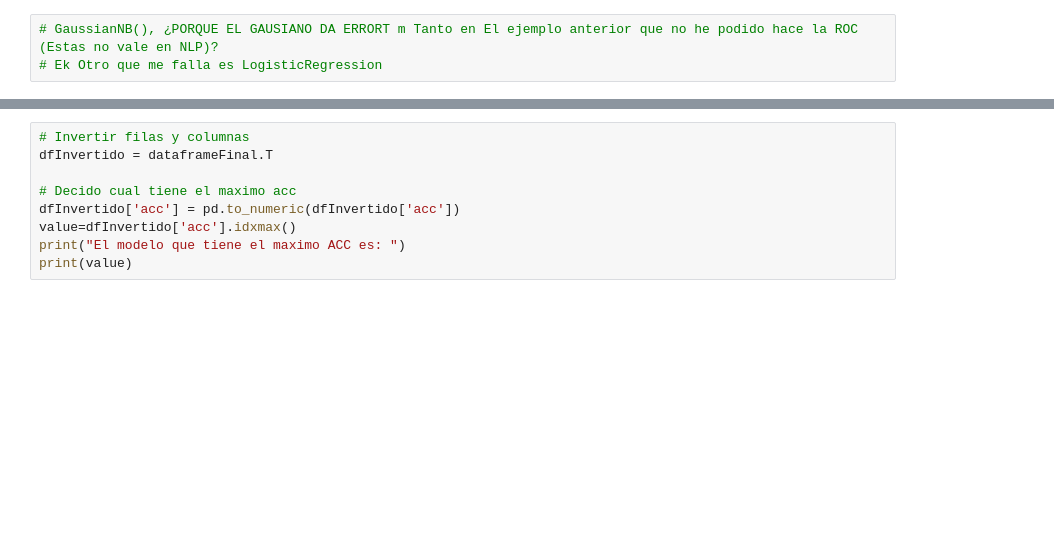
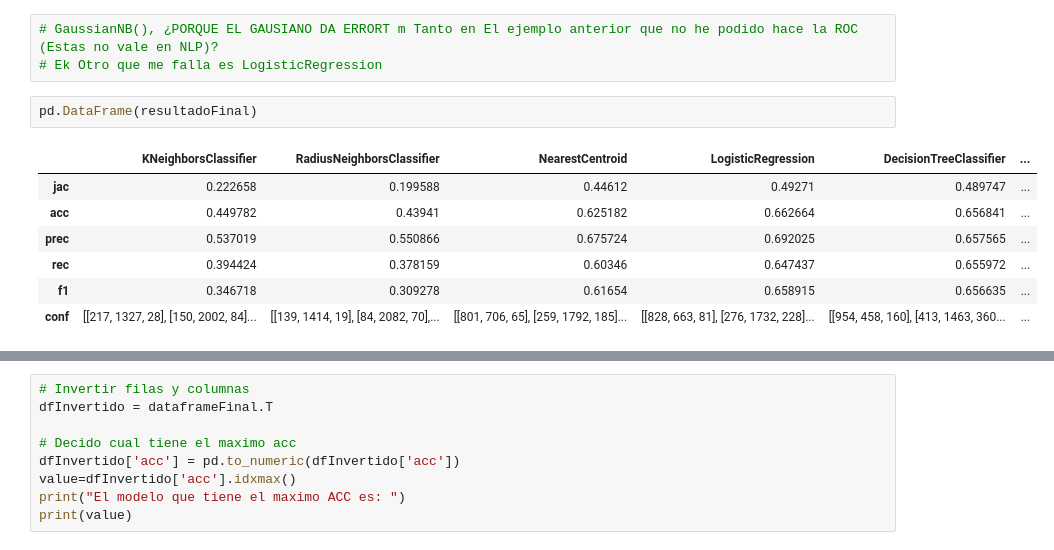
Before and after one commit to JorgePallolTrigueros/1-CSS-DOM-JS, a Jupyter notebook: 7-Machine/00.prueba_conocimiento_machine_learning.ipynb, the cells around one changed output, grey strips where cells are left out. Saved outputs shown, nothing was run; the diff lists cells and outputs as text; blank space fills up the shorter version.

```diff
--- a/7-Machine/00.prueba_conocimiento_machine_learning.ipynb
+++ b/7-Machine/00.prueba_conocimiento_machine_learning.ipynb
@@ -442,6 +417,16 @@ Accuracy: 0.439410480349345
 # %%
 # GaussianNB(), ¿PORQUE EL GAUSIANO DA ERRORT m Tanto en El ejemplo anterior que no he podido hace la ROC (Estas no vale en NLP)?
 # Ek Otro que me falla es LogisticRegression
+# %%
+pd.DataFrame(resultadoFinal)
+# %% [output]
+|  | KNeighborsClassifier | RadiusNeighborsClassifier | NearestCentroid | LogisticRegression | DecisionTreeClassifier | ... |
+| jac | 0.222658 | 0.199588 | 0.44612 | 0.49271 | 0.489747 | ... |
+| acc | 0.449782 | 0.43941 | 0.625182 | 0.662664 | 0.656841 | ... |
+| prec | 0.537019 | 0.550866 | 0.675724 | 0.692025 | 0.657565 | ... |
+| rec | 0.394424 | 0.378159 | 0.60346 | 0.647437 | 0.655972 | ... |
+| f1 | 0.346718 | 0.309278 | 0.61654 | 0.658915 | 0.656635 | ... |
+| conf | [[217, 1327, 28], [150, 2002, 84]... | [[139, 1414, 19], [84, 2082, 70],... | [[801, 706, 65], [259, 1792, 185]... | [[828, 663, 81], [276, 1732, 228]... | [[954, 458, 160], [413, 1463, 360... | ... |
 # %%
 
 dataframeFinal = pd.DataFrame(resultadoFinal)
```
Also changed, not shown: parts of 28 cells of this notebook, 1 other file.
